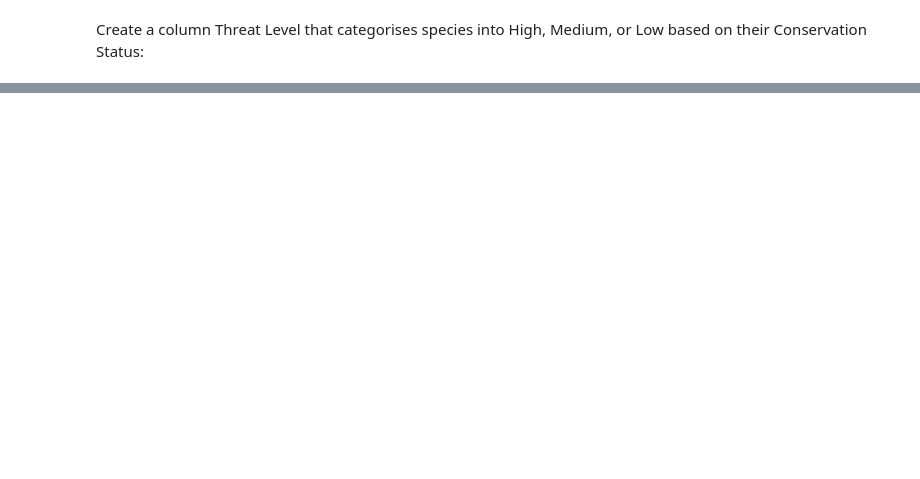
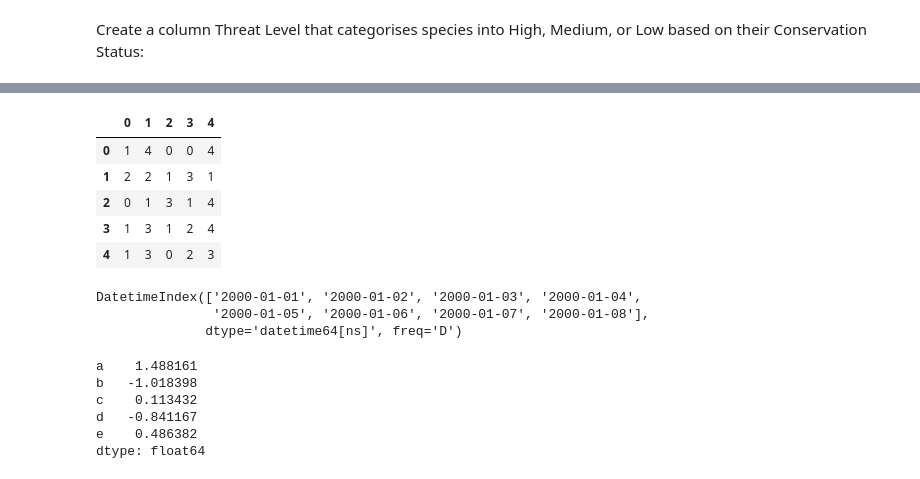
Before and after one commit to hendrybones/Daily-coding-refresher-code, a Jupyter notebook: Alx Python.ipynb, the cells around one changed output, grey strips where cells are left out. Saved outputs shown, nothing was run; the diff lists cells and outputs as text; code cells hidden in the pictures; blank space fills up the shorter version.

```diff
--- a/Alx Python.ipynb
+++ b/Alx Python.ipynb
@@ -769,0 +695,26 @@ dfa.head()
+# %%
+p= pd.read_parquet("foo.parquet")
+p.head()
+# %% [output]
+|  | 0 | 1 | 2 | 3 | 4 |
+| 0 | 1 | 4 | 0 | 0 | 4 |
+| 1 | 2 | 2 | 1 | 3 | 1 |
+| 2 | 0 | 1 | 3 | 1 | 4 |
+| 3 | 1 | 3 | 1 | 2 | 4 |
+| 4 | 1 | 3 | 0 | 2 | 3 |
+# %%
+index = pd.date_range("1/1/2000", periods=8)
+index
+# %% [output]
+DatetimeIndex(['2000-01-01', '2000-01-02', '2000-01-03', '2000-01-04',
+               '2000-01-05', '2000-01-06', '2000-01-07', '2000-01-08'],
+              dtype='datetime64[ns]', freq='D')
+# %%
+s = pd.Series(np.random.randn(5), index=["a", "b", "c", "d", "e"])
+# %% [output]
+a    1.488161
+b   -1.018398
+c    0.113432
+d   -0.841167
+e    0.486382
+dtype: float64
```
Also changed, not shown: parts of 49 cells of this notebook, 1 other file.
